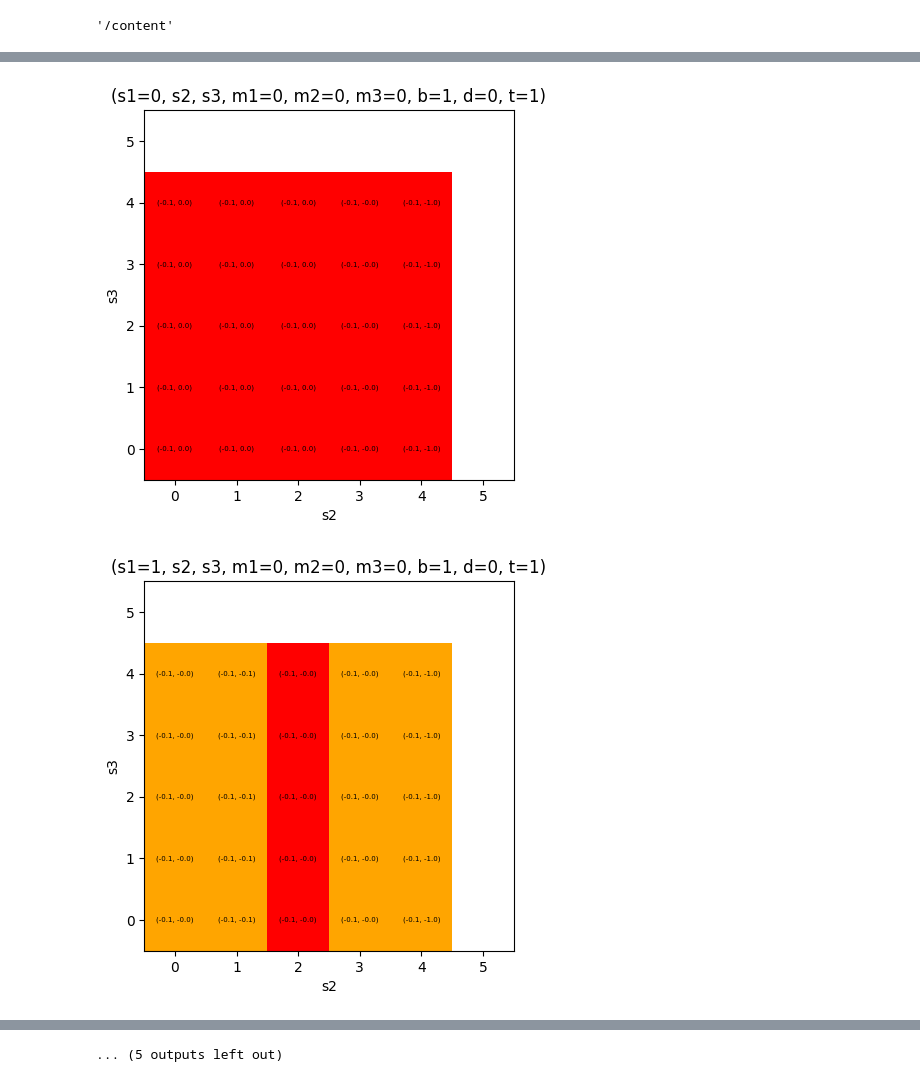
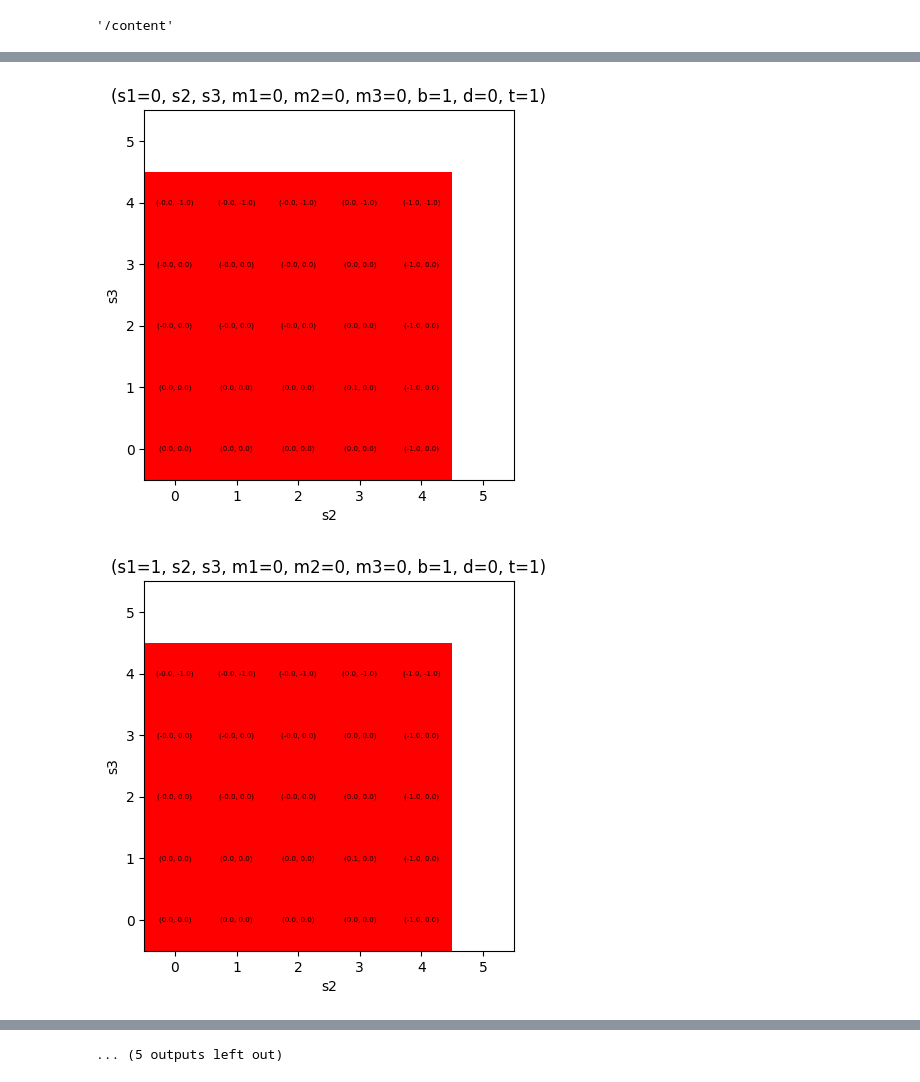
Before and after one commit to AbeTetsuyaR/AbePPO, a Jupyter notebook: AbePPO0807.ipynb, the cells around one changed output, grey strips where cells are left out. Saved outputs shown, nothing was run; the diff lists cells and outputs as text; code cells hidden in the pictures.

```diff
--- a/AbePPO0807.ipynb
+++ b/AbePPO0807.ipynb
@@ -894,12 +893,13 @@ for episode in range(num_episode):
         act_cnt_np = act_cnt_np * 0.5 + 0.5
 
         reward, level_ohe_next, mstatus_ohe_next, inventory_next, demand_next, remain_interval_next, flag = env.operation(act_dsc_list,act_cnt_np)
+
         episode_reward += reward
         penalty_action += flag
-        if remain_interval > remain_interval_next:
-            operation_time += (remain_interval+1)/2*interval - (remain_interval_next+1)/2*interval
-        else:
-            operation_time += (remain_interval_next + 1) / 2 * interval
+        #if remain_interval > remain_interval_next:
+            #operation_time += (remain_interval+1)/2*interval - (remain_interval_next+1)/2*interval
+        #else:
+            #operation_time += (remain_interval_next + 1) / 2 * interval
         agent.remember(state, act_dsc.item(), act_cnt.squeeze().cpu().numpy().copy(), log_prob, val, reward, operation_time)
         level_ohe = level_ohe_next
         mstatus_ohe = mstatus_ohe_next
@@ -1038,7 +1036,7 @@ def optimal_policy(s1,m1,m2,m3,b,d,t):
     x = 5
     for s2 in range(x):
         for s3 in range(x):
-            level_ohe, mstatus_ohe = one_hot_encoding(levels=[s1,s2,s3],maintenance_status=[m1,m2,m3])
+            level_ohe, mstatus_ohe = one_hot_encoding(levels=[s2,s3],maintenance_status=[m2,m3])
             state = level_ohe + mstatus_ohe + list([b,d])
             act_dsc, act_cnt, log_prob, val = agent.choose_action_max_prob(state)
             act_dsc = act_dsc.item()
@@ -1060,32 +1058,32 @@ optimal_policy(s1=2,m1=0,m2=0,m3=0,b=1,d=0,t=1)
 optimal_policy(s1=3,m1=0,m2=0,m3=0,b=1,d=0,t=1)
 optimal_policy(s1=4,m1=0,m2=0,m3=0,b=1,d=0,t=1)
 optimal_policy(s1=4,m1=0,m2=0,m3=0,b=0,d=0,t=1)
 #optimal_policy(s1=0,m1=1,m2=1,m3=0,b=1,d=0,t=1)
 optimal_policy(s1=0,m1=0,m2=0,m3=0,b=1,d=0,t=0.5)
 optimal_policy(s1=0,m1=0,m2=0,m3=0,b=-1,d=0,t=1)
 optimal_policy(s1=1,m1=0,m2=0,m3=0,b=-1,d=0,t=1)
 optimal_policy(s1=2,m1=0,m2=0,m3=0,b=-1,d=0,t=1)
 optimal_policy(s1=3,m1=0,m2=0,m3=0,b=-1,d=0,t=1)
 optimal_policy(s1=4,m1=0,m2=0,m3=0,b=-1,d=-1,t=0.3)
 optimal_policy(s1=0,m1=0,m2=0,m3=0,b=-1,d=-1,t=0.3)
 optimal_policy(s1=1,m1=0,m2=0,m3=0,b=-1,d=-1,t=0.3)
 optimal_policy(s1=2,m1=0,m2=0,m3=0,b=-1,d=-1,t=0.3)
 optimal_policy(s1=3,m1=0,m2=0,m3=0,b=-1,d=-1,t=0.3)
 optimal_policy(s1=4,m1=0,m2=0,m3=0,b=-1,d=-1,t=0.3)
 s1 = 4
 s2 = 4
 s3 = 4
 m1 = 0
 m2 = 0
 m3 = 0
 inventory = 0
 #demand = 0
 remain_interval = 1
 level_ohe, mstatus_ohe = one_hot_encoding(levels=[s1,s2,s3],maintenance_status=[m1,m2,m3])
 state = level_ohe + mstatus_ohe + list([inventory,demand,remain_interval])
 #act_dsc, act_cnt, log_prob, val = agent.choose_action_max_prob(state)
 #act_dsc = act_dsc.item()
 #act_dsc
 # %% [output]
-[figure, old version]
+[figure, new version]
-[figure, old version]
+[figure, new version]
```
Also changed, not shown: parts of 4 cells of this notebook.
